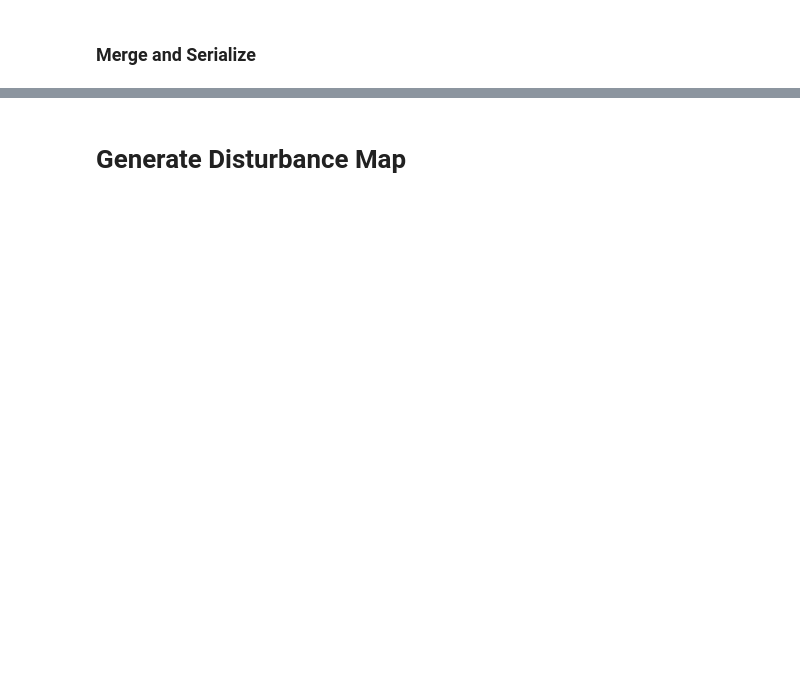
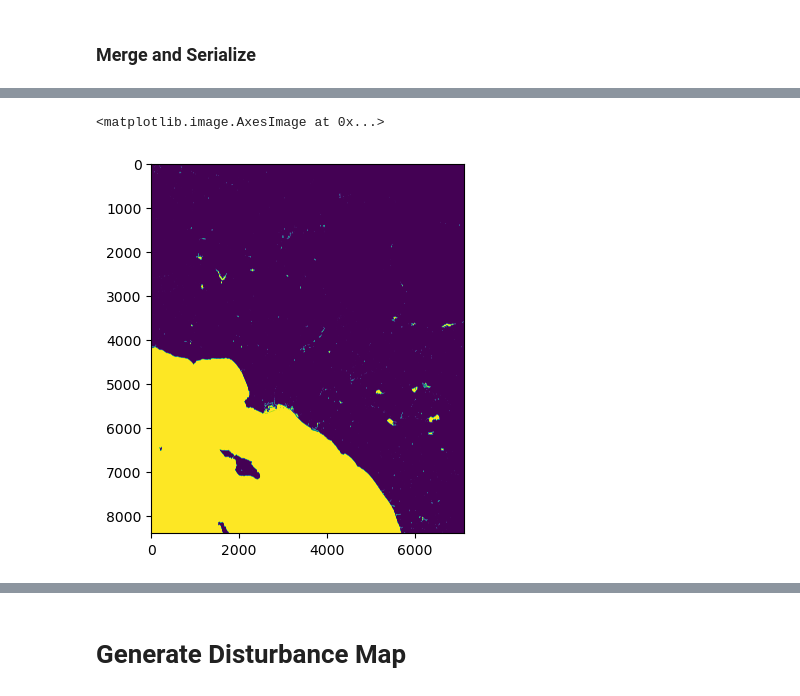
Before and after one commit to opera-adt/distmetrics, a Jupyter notebook: notebooks/B__large_aoi_application.ipynb, the cells around one changed output, grey strips where cells are left out. Saved outputs shown, nothing was run; the diff lists cells and outputs as text; code cells hidden in the pictures; blank space fills up the shorter version.

```diff
--- a/notebooks/B__large_aoi_application.ipynb
+++ b/notebooks/B__large_aoi_application.ipynb
@@ -513,0 +499,8 @@ with rasterio.open(metric_crs_dir / f'__merged_{track_num_token}_{tokens[2]}.tif
+# %%
+X_water_glad_r, p_water_glad = reproject_arr_to_match_profile(X_water_glad, p_glad_lc, p_metric_m, resampling='nearest')
+X_water_glad_r = X_water_glad_r[0, ...]
+# %%
+plt.imshow(X_water_glad_r)
+# %% [output]
+<matplotlib.image.AxesImage at 0x...>
+[figure, added]
```
Also changed, not shown: parts of 67 cells of this notebook, 4 other files.
